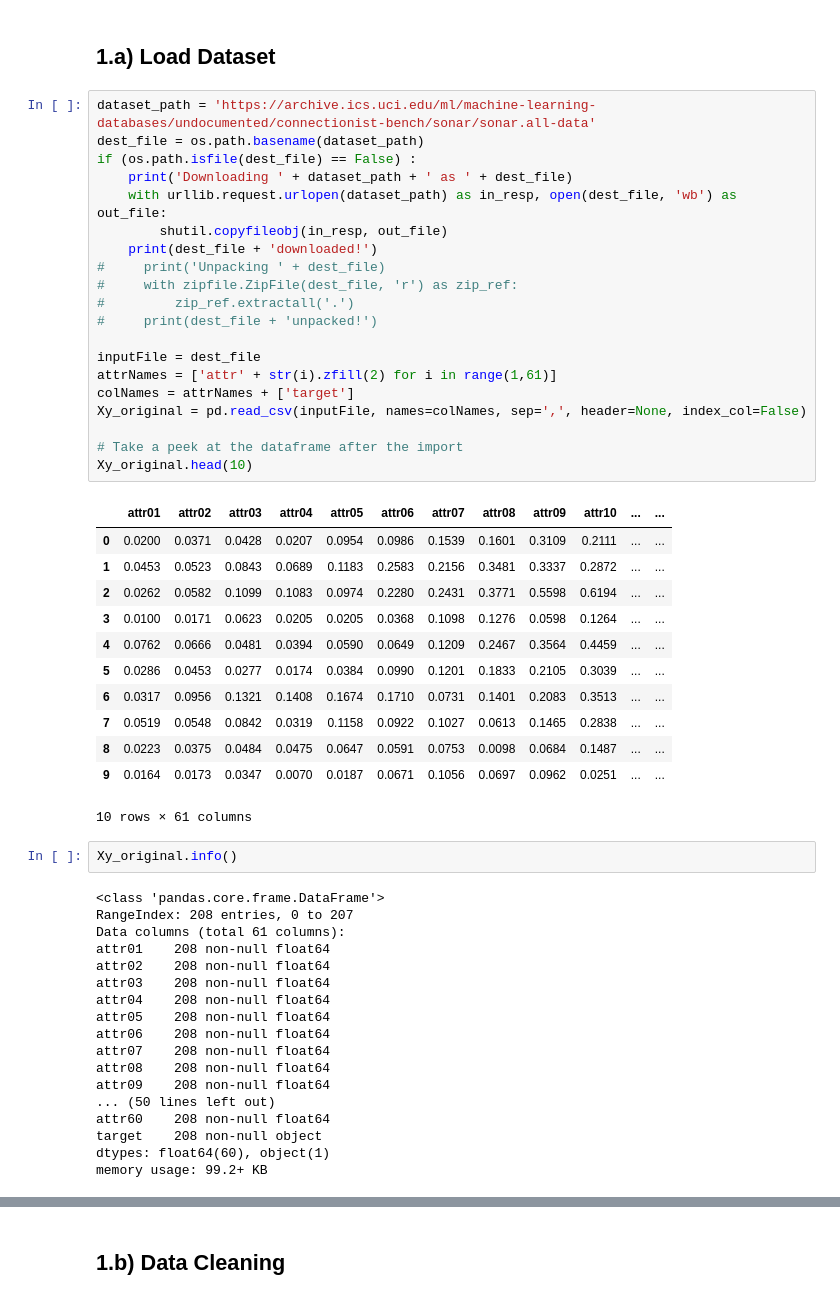
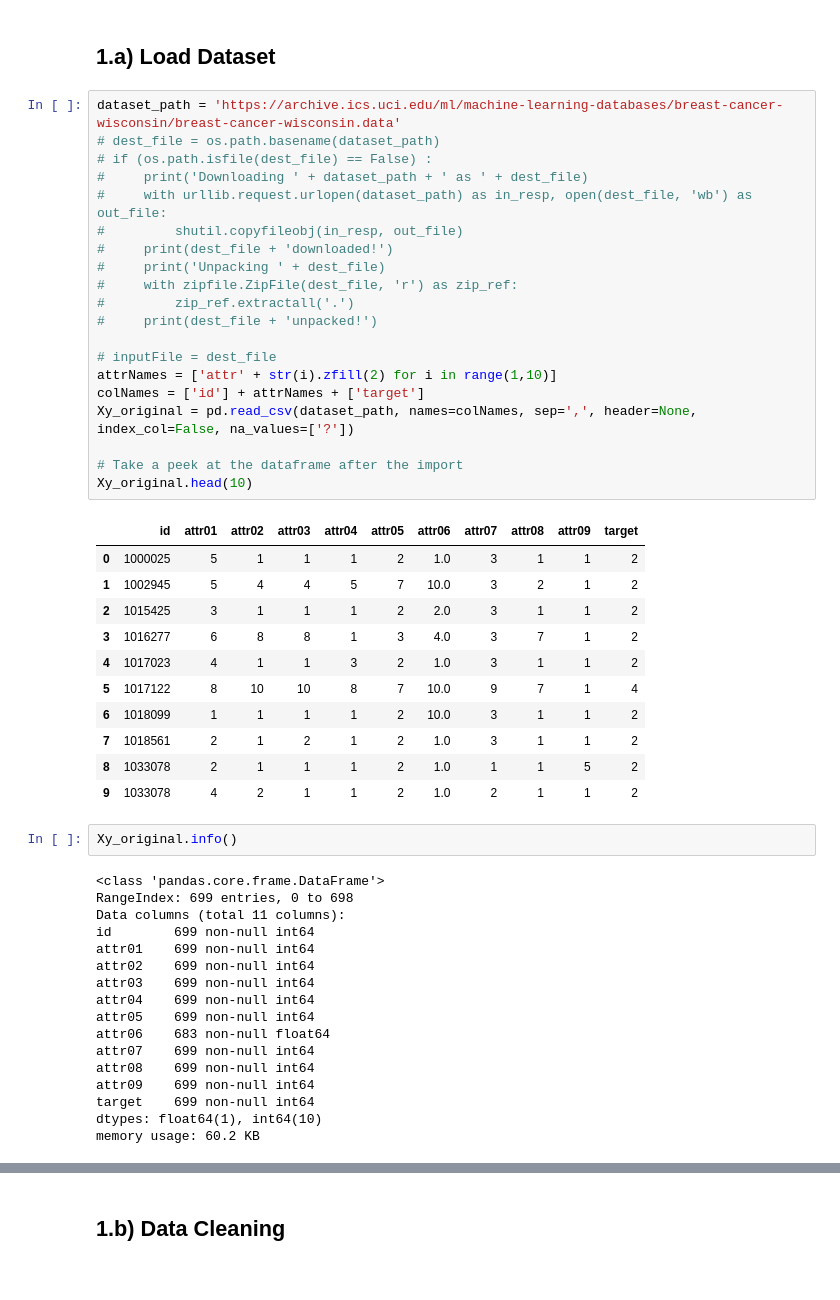
Before and after one commit to daines-analytics/template-latest, a Jupyter notebook: _py-project-templates/py-keras-binary-class-example.ipynb, the cells around one changed output, grey strips where cells are left out. Saved outputs shown, nothing was run; the diff lists cells and outputs as text.

```diff
--- a/_py-project-templates/py-keras-binary-class-example.ipynb
+++ b/_py-project-templates/py-keras-binary-class-example.ipynb
@@ -118,58 +118,56 @@ if (notifyStatus): email_notify("Phase 1 Load Data has begun! "+datetime.now().s
 # %% [markdown]
 ## 1.a) Load Dataset
 # %%
-dataset_path = 'https://archive.ics.uci.edu/ml/machine-learning-databases/undocumented/connectionist-bench/sonar/sonar.all-data'
-dest_file = os.path.basename(dataset_path)
-if (os.path.isfile(dest_file) == False) :
-    print('Downloading ' + dataset_path + ' as ' + dest_file)
-    with urllib.request.urlopen(dataset_path) as in_resp, open(dest_file, 'wb') as out_file:
-        shutil.copyfileobj(in_resp, out_file)
-    print(dest_file + 'downloaded!')
+dataset_path = 'https://archive.ics.uci.edu/ml/machine-learning-databases/breast-cancer-wisconsin/breast-cancer-wisconsin.data'
+# dest_file = os.path.basename(dataset_path)
+# if (os.path.isfile(dest_file) == False) :
+#     print('Downloading ' + dataset_path + ' as ' + dest_file)
+#     with urllib.request.urlopen(dataset_path) as in_resp, open(dest_file, 'wb') as out_file:
+#         shutil.copyfileobj(in_resp, out_file)
+#     print(dest_file + 'downloaded!')
 #     print('Unpacking ' + dest_file)
 #     with zipfile.ZipFile(dest_file, 'r') as zip_ref:
 #         zip_ref.extractall('.')
 #     print(dest_file + 'unpacked!')
 
-inputFile = dest_file
-attrNames = ['attr' + str(i).zfill(2) for i in range(1,61)]
-colNames = attrNames + ['target']
-Xy_original = pd.read_csv(inputFile, names=colNames, sep=',', header=None, index_col=False)
+# inputFile = dest_file
+attrNames = ['attr' + str(i).zfill(2) for i in range(1,10)]
+colNames = ['id'] + attrNames + ['target']
+Xy_original = pd.read_csv(dataset_path, names=colNames, sep=',', header=None, index_col=False, na_values=['?'])
 
 # Take a peek at the dataframe after the import
 Xy_original.head(10)
 # %% [output]
-|  | attr01 | attr02 | attr03 | attr04 | attr05 | attr06 | attr07 | attr08 | attr09 | attr10 | ... | ... |
-| 0 | 0.0200 | 0.0371 | 0.0428 | 0.0207 | 0.0954 | 0.0986 | 0.1539 | 0.1601 | 0.3109 | 0.2111 | ... | ... |
-| 1 | 0.0453 | 0.0523 | 0.0843 | 0.0689 | 0.1183 | 0.2583 | 0.2156 | 0.3481 | 0.3337 | 0.2872 | ... | ... |
-| 2 | 0.0262 | 0.0582 | 0.1099 | 0.1083 | 0.0974 | 0.2280 | 0.2431 | 0.3771 | 0.5598 | 0.6194 | ... | ... |
-| 3 | 0.0100 | 0.0171 | 0.0623 | 0.0205 | 0.0205 | 0.0368 | 0.1098 | 0.1276 | 0.0598 | 0.1264 | ... | ... |
-| 4 | 0.0762 | 0.0666 | 0.0481 | 0.0394 | 0.0590 | 0.0649 | 0.1209 | 0.2467 | 0.3564 | 0.4459 | ... | ... |
-| 5 | 0.0286 | 0.0453 | 0.0277 | 0.0174 | 0.0384 | 0.0990 | 0.1201 | 0.1833 | 0.2105 | 0.3039 | ... | ... |
-| 6 | 0.0317 | 0.0956 | 0.1321 | 0.1408 | 0.1674 | 0.1710 | 0.0731 | 0.1401 | 0.2083 | 0.3513 | ... | ... |
-| 7 | 0.0519 | 0.0548 | 0.0842 | 0.0319 | 0.1158 | 0.0922 | 0.1027 | 0.0613 | 0.1465 | 0.2838 | ... | ... |
-| 8 | 0.0223 | 0.0375 | 0.0484 | 0.0475 | 0.0647 | 0.0591 | 0.0753 | 0.0098 | 0.0684 | 0.1487 | ... | ... |
-| 9 | 0.0164 | 0.0173 | 0.0347 | 0.0070 | 0.0187 | 0.0671 | 0.1056 | 0.0697 | 0.0962 | 0.0251 | ... | ... |
+|  | id | attr01 | attr02 | attr03 | attr04 | attr05 | attr06 | attr07 | attr08 | attr09 | target |
+| 0 | 1000025 | 5 | 1 | 1 | 1 | 2 | 1.0 | 3 | 1 | 1 | 2 |
+| 1 | 1002945 | 5 | 4 | 4 | 5 | 7 | 10.0 | 3 | 2 | 1 | 2 |
+| 2 | 1015425 | 3 | 1 | 1 | 1 | 2 | 2.0 | 3 | 1 | 1 | 2 |
+| 3 | 1016277 | 6 | 8 | 8 | 1 | 3 | 4.0 | 3 | 7 | 1 | 2 |
+| 4 | 1017023 | 4 | 1 | 1 | 3 | 2 | 1.0 | 3 | 1 | 1 | 2 |
+| 5 | 1017122 | 8 | 10 | 10 | 8 | 7 | 10.0 | 9 | 7 | 1 | 4 |
+| 6 | 1018099 | 1 | 1 | 1 | 1 | 2 | 10.0 | 3 | 1 | 1 | 2 |
+| 7 | 1018561 | 2 | 1 | 2 | 1 | 2 | 1.0 | 3 | 1 | 1 | 2 |
+| 8 | 1033078 | 2 | 1 | 1 | 1 | 2 | 1.0 | 1 | 1 | 5 | 2 |
+| 9 | 1033078 | 4 | 2 | 1 | 1 | 2 | 1.0 | 2 | 1 | 1 | 2 |
-10 rows × 61 columns
 # %%
 Xy_original.info()
 # %% [output]
 <class 'pandas.core.frame.DataFrame'>
-RangeIndex: 208 entries, 0 to 207
-Data columns (total 61 columns):
-attr01    208 non-null float64
-attr02    208 non-null float64
-attr03    208 non-null float64
-attr04    208 non-null float64
-attr05    208 non-null float64
-attr06    208 non-null float64
-attr07    208 non-null float64
-attr08    208 non-null float64
-attr09    208 non-null float64
-... (50 lines left out)
-attr60    208 non-null float64
-target    208 non-null object
-dtypes: float64(60), object(1)
-memory usage: 99.2+ KB
+RangeIndex: 699 entries, 0 to 698
+Data columns (total 11 columns):
+id        699 non-null int64
+attr01    699 non-null int64
+attr02    699 non-null int64
+attr03    699 non-null int64
+attr04    699 non-null int64
+attr05    699 non-null int64
+attr06    683 non-null float64
+attr07    699 non-null int64
+attr08    699 non-null int64
+attr09    699 non-null int64
+target    699 non-null int64
+dtypes: float64(1), int64(10)
+memory usage: 60.2 KB
 # %%
 Xy_original.describe()
 # %% [output]
```
Also changed, not shown: parts of 20 cells of this notebook.
